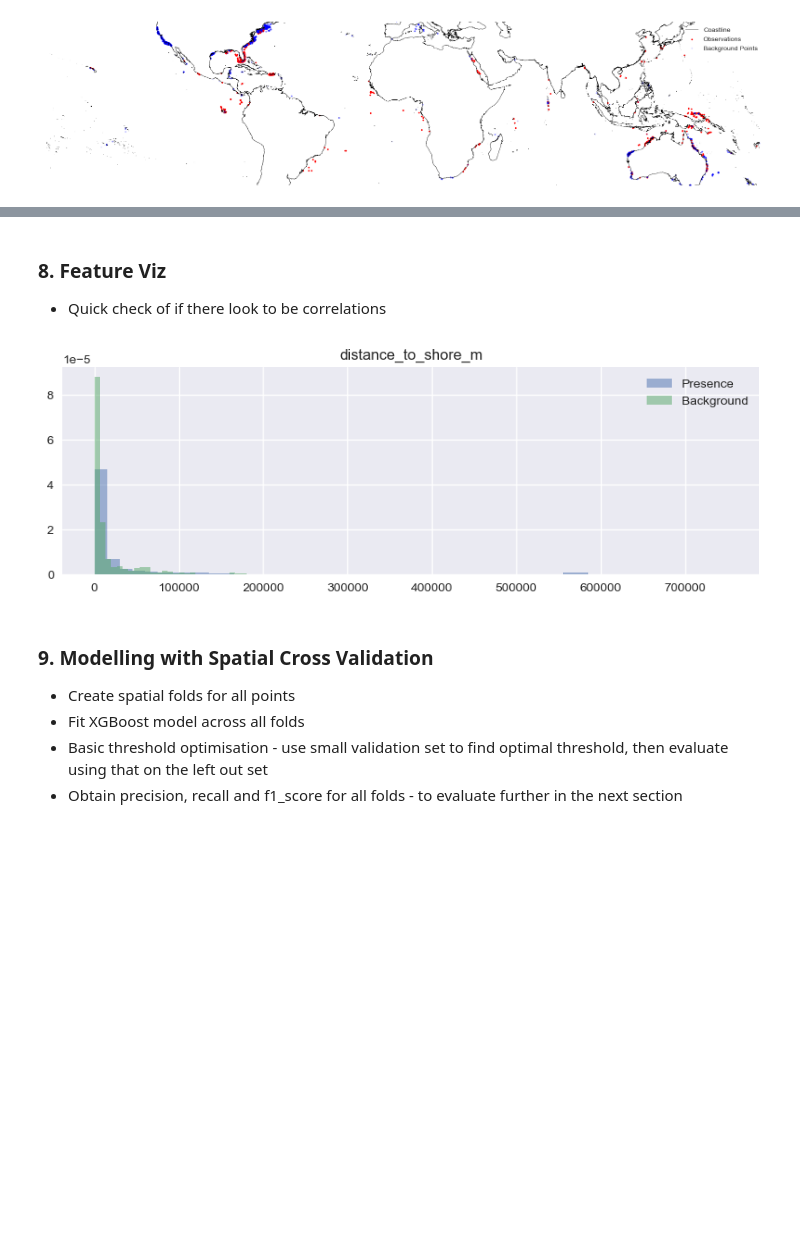
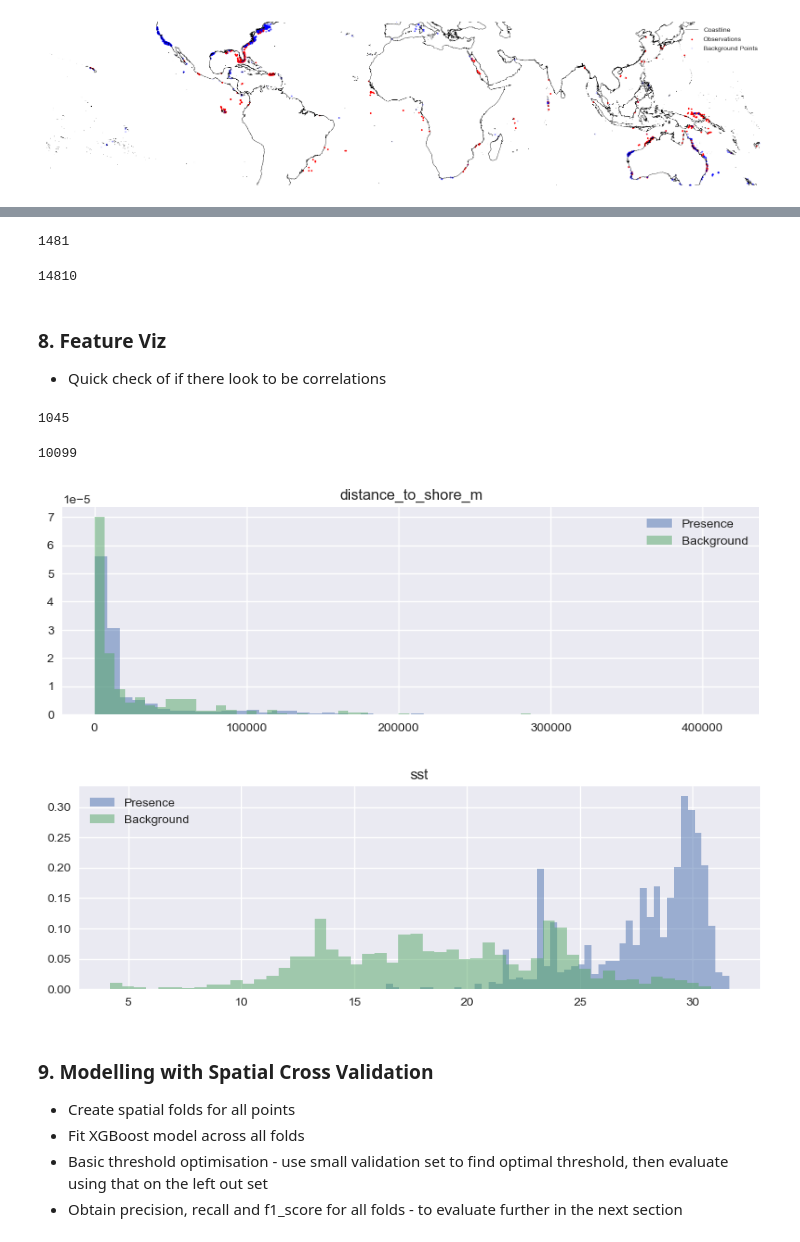
Before and after one commit to MaxAntson/sharks-from-space, a Jupyter notebook: model/notebooks/initial_data_exploration.ipynb, the cells around one changed output, grey strips where cells are left out. Saved outputs shown, nothing was run; the diff lists cells and outputs as text; code cells hidden in the pictures; blank space fills up the shorter version.

```diff
--- a/model/notebooks/initial_data_exploration.ipynb
+++ b/model/notebooks/initial_data_exploration.ipynb
@@ -400,0 +416,14 @@ def get_mean_sst_for_lat_lon(date, lat_min, lat_max, lon_min, lon_max):
+# %%
+presence_gdf_filtered = presence_gdf_filtered[presence_gdf_filtered["date"] >= pd.Timestamp("2010-01-01")].reset_index(drop=True)
+presence_gdf_filtered = presence_gdf_filtered[presence_gdf_filtered["date"] <= pd.Timestamp("2019-12-31")].reset_index(drop=True)
+presence_gdf_filtered["month-year"] = presence_gdf_filtered["date"].dt.to_period("M")
+len(presence_gdf_filtered)
+# %% [output]
+1481
+# %%
+background_gdf_filtered = background_gdf_filtered[background_gdf_filtered["date"] >= pd.Timestamp("2010-01-01")].reset_index(drop=True)
+background_gdf_filtered = background_gdf_filtered[background_gdf_filtered["date"] <= pd.Timestamp("2019-12-31")].reset_index(drop=True)
+background_gdf_filtered["month-year"] = background_gdf_filtered["date"].dt.to_period("M")
+len(background_gdf_filtered)
+# %% [output]
+14810
@@ -423,23 +560,34 @@ presence_gdf_filtered["distance_to_shore_m"] = presence_gdf_filtered["value"]
 # %% [markdown]
 ### 8. Feature Viz
 - Quick check of if there look to be correlations
+# %%
+presence_gdf_filtered = presence_gdf_filtered[presence_gdf_filtered["sst"] > -50].reset_index(drop=True)
+len(presence_gdf_filtered)
+# %% [output]
+1045
+# %%
+background_gdf_filtered = background_gdf_filtered[background_gdf_filtered["sst"] > -50].reset_index(drop=True)
+len(background_gdf_filtered)
+# %% [output]
+10099
 # %%
 # Check out histograms of variables
 PREDICTOR_COLS = [
     "distance_to_shore_m",
-    # "mean_sst",
+    "sst",
     # TODO - add in all the ones we can get!
 ]
 
 for predictor in PREDICTOR_COLS:
     plt.figure(figsize=(10, 3))
     plt.hist(presence_gdf_filtered[predictor], bins=50, alpha=0.5, label="Presence", density=True)
     plt.hist(background_gdf_filtered[predictor], bins=50, alpha=0.5, label="Background", density=True)
     plt.title(predictor)
     plt.legend()
     plt.show()
 # %% [output]
-[figure, old version]
+[figure, new version]
+[figure, added]
 # %% [markdown]
 ### 9. Modelling with Spatial Cross Validation
 - Create spatial folds for all points
```
Also changed, not shown: parts of 14 cells of this notebook, 1 other file.
